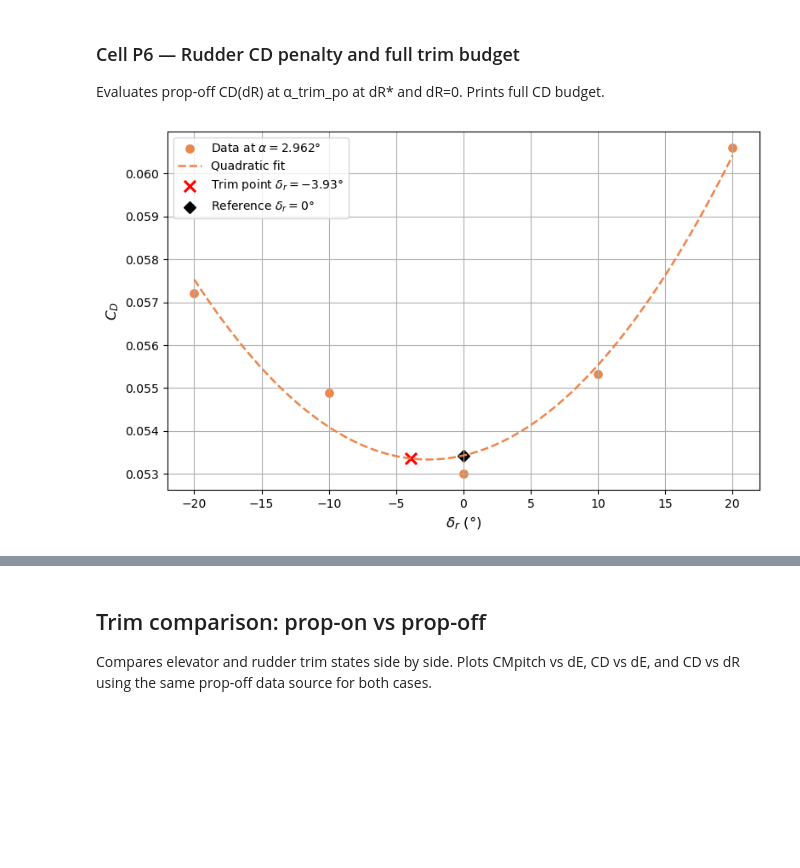
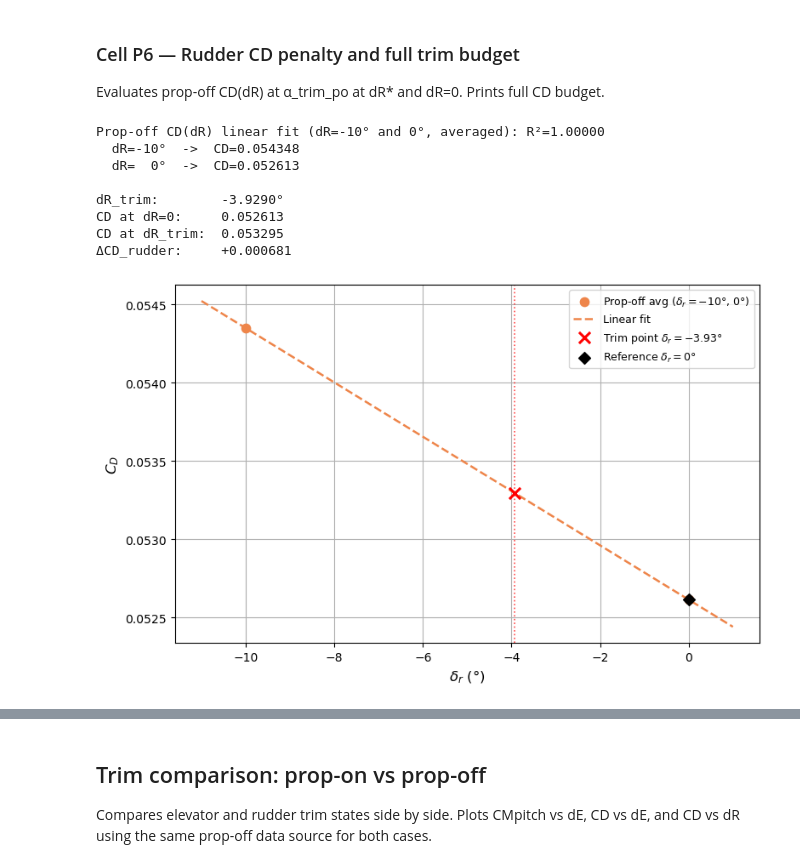
Before and after one commit to DCdeJong2002/Group_15_Redo_BAL, a Jupyter notebook: data_plotter_updated.ipynb, the cells around one changed output, grey strips where cells are left out. Drawn from its saved outputs; the diff is of its cells as text; code cells hidden in the pictures; blank space fills up the shorter version.

Commit message:
Final updated trim shit

```diff
--- a/data_plotter_updated.ipynb
+++ b/data_plotter_updated.ipynb
@@ -3803,54 +3354,94 @@ import matplotlib.pyplot as plt
 if "dR_trim_po" not in globals():
     raise RuntimeError("Run Cell P5 first.")
 
-# CD at trim alpha per dR — quadratic fit
-dr_vals_cd_po = np.array(sorted(po_cd_dr_funcs.keys()), dtype=float)
-cd_at_dr_po   = np.array([po_cd_dr_funcs[dr](alpha_trim_po) for dr in dr_vals_cd_po])
+# ── Prop-off CD(dR): average repeated points, use dR=-10 and 0 only ──────────
+DR_BRACKET_PO = [-10.0, 0.0]
 
-coeffs_cd_dr_po = np.polyfit(dr_vals_cd_po, cd_at_dr_po, 2)
-fit_cd_dr_po    = np.poly1d(coeffs_cd_dr_po)
-r2_cd_dr_po     = _r2(cd_at_dr_po, fit_cd_dr_po(dr_vals_cd_po))
+df_off_bracket = df_prop_off[
+    (df_prop_off["V_round"]   == PO_V)   &
+    (df_prop_off["AoS_round"] == PO_AOS) &
+    (df_prop_off["AoA_round"] == 2.5)    &
+    (df_prop_off["dE"]        == PO_DE)  &
+    (df_prop_off["dR"].isin(DR_BRACKET_PO))
+].groupby("dR")["CD_FINAL"].mean().reset_index()
 
-cd_at_dr_trim_po = float(fit_cd_dr_po(dR_trim_po))
-cd_at_dr0_po     = float(fit_cd_dr_po(0.0))
+x_off_br = df_off_bracket["dR"].to_numpy(dtype=float)
+y_off_br  = df_off_bracket["CD_FINAL"].to_numpy(dtype=float)
+
+coeffs_off_lin   = np.polyfit(x_off_br, y_off_br, 1)
+fit_off_lin      = np.poly1d(coeffs_off_lin)
+r2_cd_dr_po      = _r2(y_off_br, fit_off_lin(x_off_br))
+
+cd_at_dr0_po     = float(fit_off_lin(0.0))
+cd_at_dr_trim_po = float(fit_off_lin(dR_trim_po))
 delta_cd_rudder_po = cd_at_dr_trim_po - cd_at_dr0_po
 
-# Plot
-x_fit = np.linspace(dr_vals_cd_po.min(), dr_vals_cd_po.max(), 300)
+print(f"Prop-off CD(dR) linear fit (dR=-10° and 0°, averaged): R²={r2_cd_dr_po:.5f}")
+print(f"  dR=-10°  ->  CD={y_off_br[x_off_br == -10][0]:.6f}")
+print(f"  dR=  0°  ->  CD={y_off_br[x_off_br ==  0][0]:.6f}")
+print(f"\ndR_trim:        {dR_trim_po:+.4f}°")
+print(f"CD at dR=0:     {cd_at_dr0_po:.6f}")
+print(f"CD at dR_trim:  {cd_at_dr_trim_po:.6f}")
+print(f"ΔCD_rudder:     {delta_cd_rudder_po:+.6f}")
+
+# ── Plot ──────────────────────────────────────────────────────────────────────
+x_fit = np.linspace(-11, 1, 300)
+
 fig, ax = plt.subplots(figsize=(8, 5))
-ax.scatter(dr_vals_cd_po, cd_at_dr_po, s=45, color=COLORS[1],
-           label=fr"Data at $\alpha={alpha_trim_po:.3f}°$")
-ax.plot(x_fit, fit_cd_dr_po(x_fit), "--", lw=1.8, color=COLORS[1],
-        label="Quadratic fit")
+
+# Bracket points (filled)
+ax.scatter(x_off_br, y_off_br, s=55, color=COLORS[1], zorder=6,
+           label=fr"Prop-off avg ($\delta_r=-10°$, $0°$)")
+
+# Linear fit through bracket points
+ax.plot(x_fit, fit_off_lin(x_fit), "--", lw=1.8, color=COLORS[1],
+        label="Linear fit")
+
+# Trim and reference markers
 ax.scatter([dR_trim_po], [cd_at_dr_trim_po], color="red", marker="x",
-           s=90, lw=2.2, label=fr"Trim point $\delta_r={dR_trim_po:+.2f}°$")
-ax.scatter([0.0], [cd_at_dr0_po], color="black", marker="D",
-           s=50, label=r"Reference $\delta_r=0°$")
+           s=90, linewidths=2.2, zorder=9,
+           label=fr"Trim point $\delta_r={dR_trim_po:+.2f}°$")
+ax.scatter([0.0], [cd_at_dr0_po], color="black", marker="D", s=50, zorder=8,
+           label=r"Reference $\delta_r=0°$")
+
+ax.axvline(dR_trim_po, color="red", ls=":", lw=1.2, alpha=0.7)
 ax.set_xlabel(r"$\delta_r$ (°)")
 ax.set_ylabel(r"$C_D$")
 if SHOW_TITLE:
-    ax.set_title(fr"Prop-off $C_D$ vs $\delta_r$ at $\alpha={alpha_trim_po:.2f}°$, $V={PO_V}$ m/s")
+    ax.set_title(
+        fr"Prop-off $C_D$ vs $\delta_r$ (linear, bracket only)"
+        "\n"
+        fr"$\alpha={alpha_trim_po:.2f}°$, $V={PO_V}$ m/s, AoA=2.5°"
+    )
 ax.grid(True)
-ax.legend()
+ax.legend(fontsize=9)
 plt.tight_layout()
 plt.savefig(os.path.join(PLOT_DIR, "propoff_trim_dR_vs_CD.png"), dpi=SAVE_RES)
 plt.show()
 print(f"Saved propoff_trim_dR_vs_CD.png")
 
 # ── Full trim budget ──────────────────────────────────────────────────────────
 cd_total_trim_po = cd_trim_po_base + delta_cd_elev_po + delta_cd_rudder_po
 
 print(f"\n── Prop-off full trim state ──────────────────────────────────────────")
 print(f"  CL target             = {CL_TARGET_PO}")
 print(f"  V                     = {PO_V} m/s")
 print(f"  alpha_trim            = {alpha_trim_po:.4f}°")
 print(f"  dE_trim               = {dE_trim_po:+.4f}°")
 print(f"  dR_trim               = {dR_trim_po:+.4f}°")
 print(f"")
 print(f"  CD_base  (dR=0, dE=0) = {cd_trim_po_base:.6f}")
 print(f"  ΔCD_elevator          = {delta_cd_elev_po:+.6f}")
 print(f"  ΔCD_rudder            = {delta_cd_rudder_po:+.6f}")
 print(f"  CD_total_trim         = {cd_total_trim_po:.6f}")
 print(f"─────────────────────────────────────────────────────────────────────")
 # %% [output]
+Prop-off CD(dR) linear fit (dR=-10° and 0°, averaged): R²=1.00000
+  dR=-10°  ->  CD=0.054348
+  dR=  0°  ->  CD=0.052613
+
+dR_trim:        -3.9290°
+CD at dR=0:     0.052613
+CD at dR_trim:  0.053295
+ΔCD_rudder:     +0.000681
-[figure, old version]
+[figure, new version]
```
Also changed, not shown: parts of 13 cells of this notebook, 18 other files.
